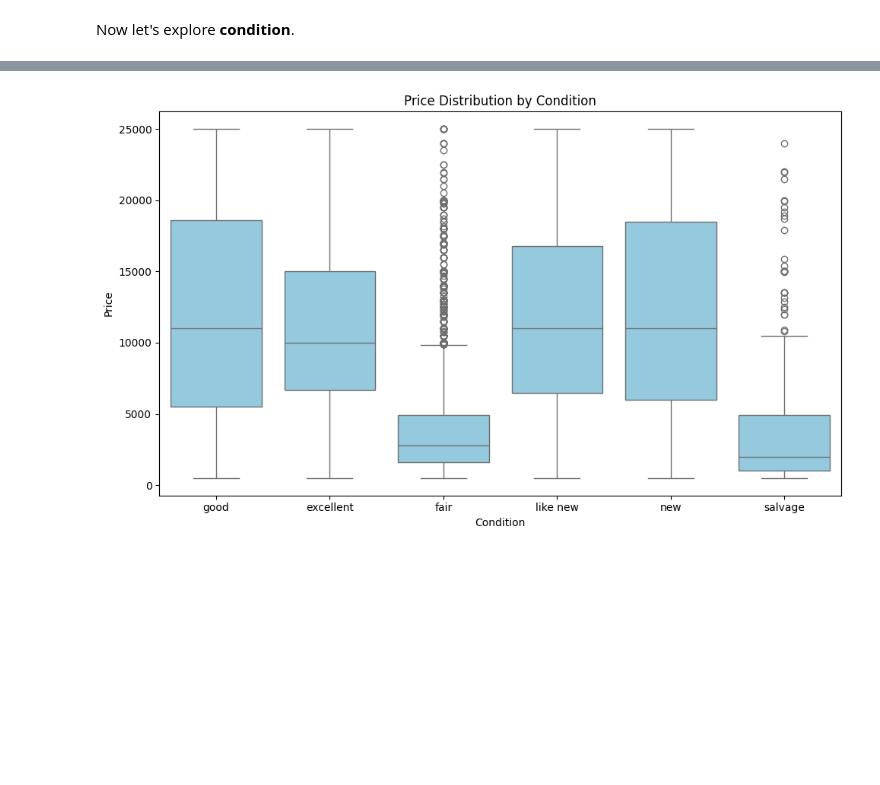
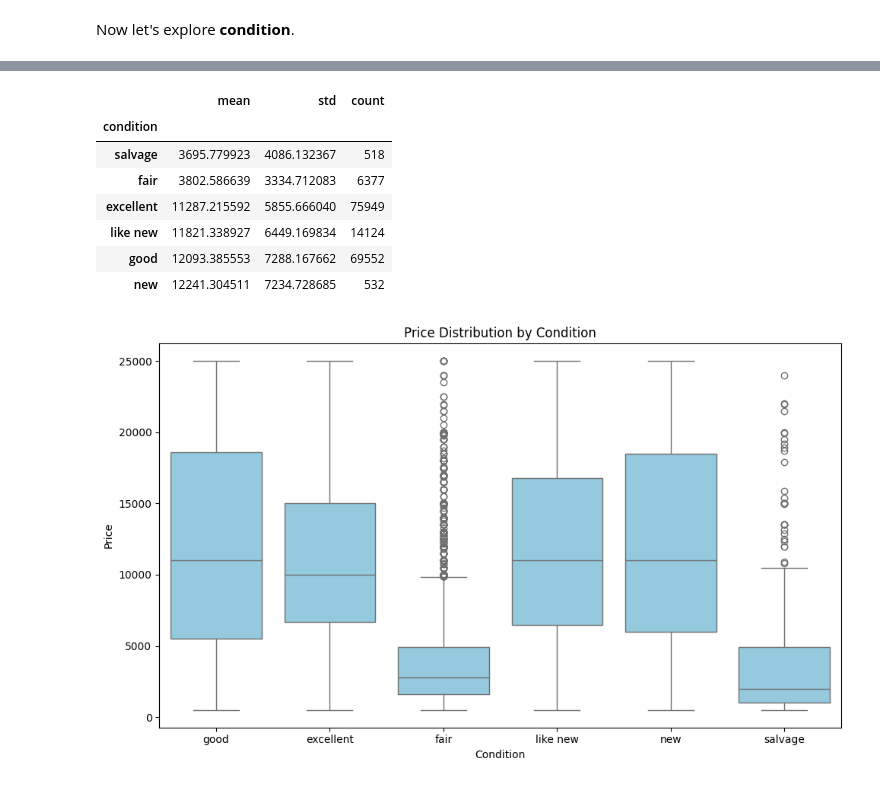
Before and after one commit to jeffreylgoode/what-drives-car-prices, a Jupyter notebook: notebooks/car_price_analysis.ipynb, the cells around one changed output, grey strips where cells are left out. Cells and saved outputs as stored; diff of their text form; code cells hidden in the pictures; blank space fills up the shorter version.

```diff
--- a/notebooks/car_price_analysis.ipynb
+++ b/notebooks/car_price_analysis.ipynb
@@ -515,3 +551,23 @@ Now let's explore **condition**.
+# %%
+import pandas as pd
+
+condition_stats = (
+    df_clean3
+    .groupby("condition")["price"]
+    .agg(["mean", "std", "count"])
+    .sort_values("mean")
+)
+
+condition_stats
+# %% [output]
+|  | mean | std | count |
+| condition |  |  |  |
+| salvage | 3695.779923 | 4086.132367 | 518 |
+| fair | 3802.586639 | 3334.712083 | 6377 |
+| excellent | 11287.215592 | 5855.666040 | 75949 |
+| like new | 11821.338927 | 6449.169834 | 14124 |
+| good | 12093.385553 | 7288.167662 | 69552 |
+| new | 12241.304511 | 7234.728685 | 532 |
 # %%
 plt.figure(figsize=(10, 6))
 
```
Also changed, not shown: parts of 9 cells of this notebook.
